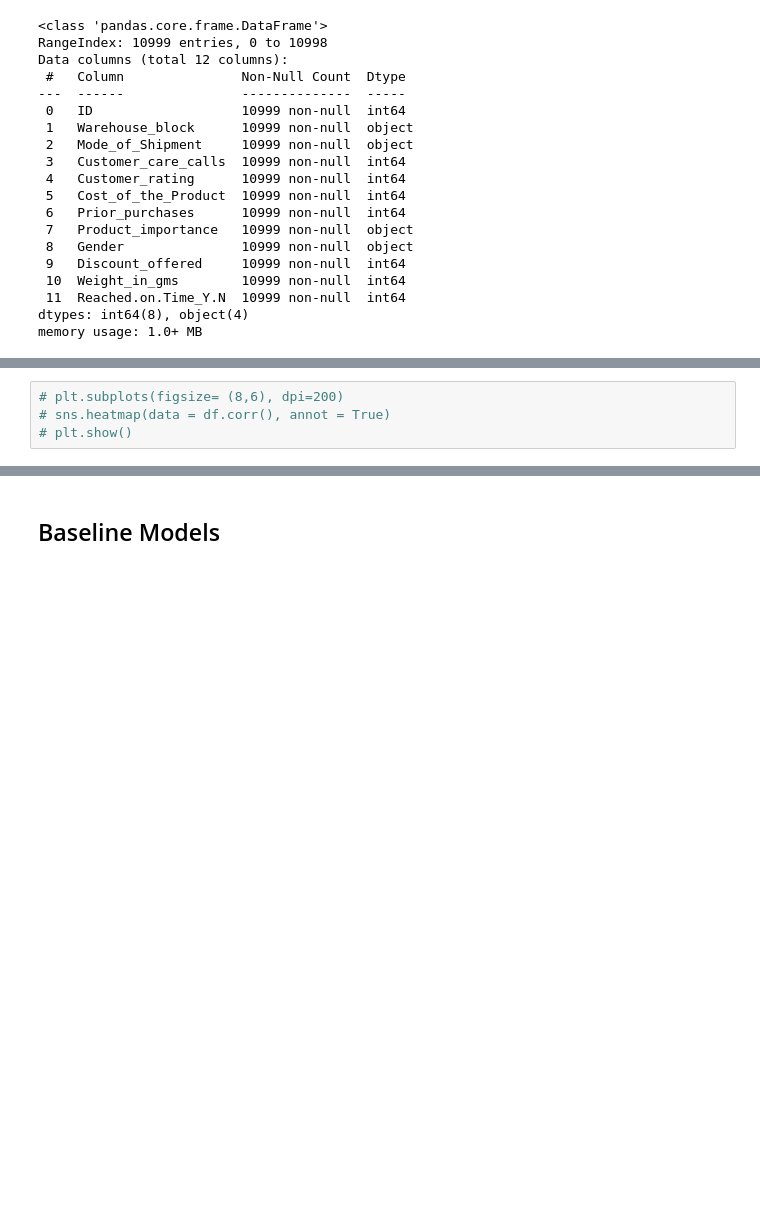
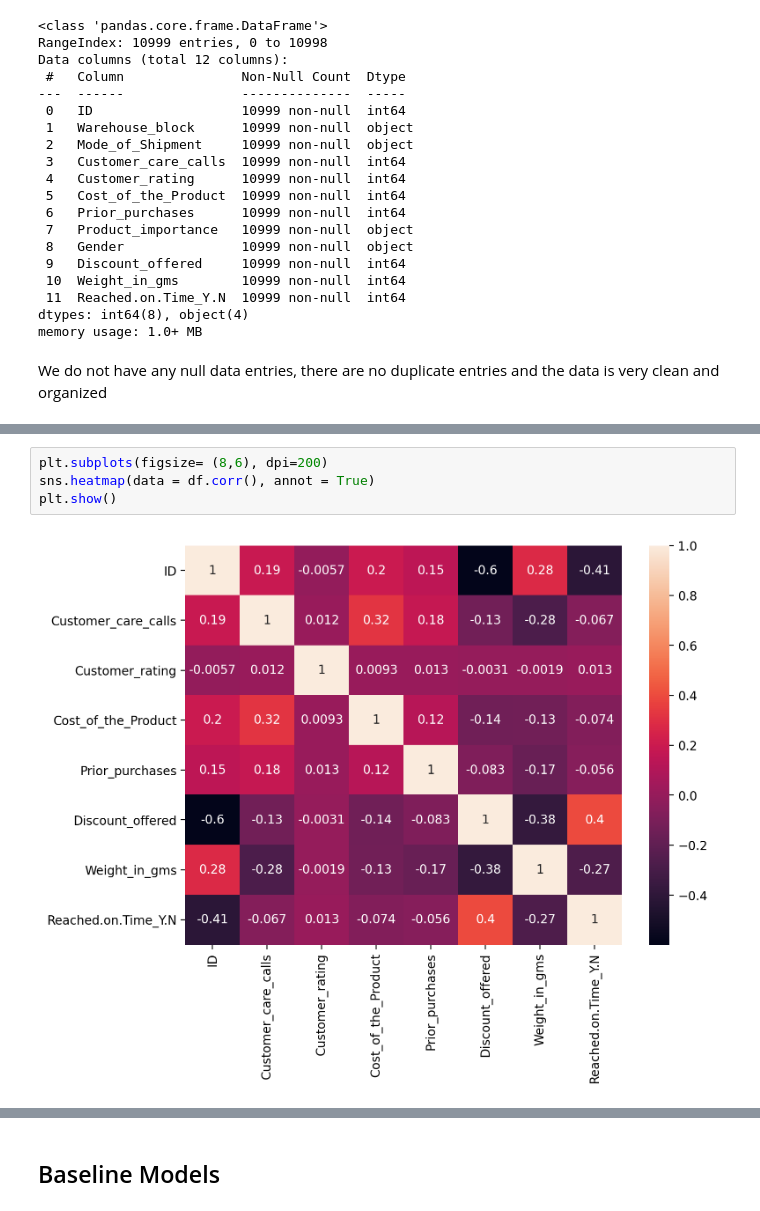
Before and after one commit to jaymhart76/e_commerce_classification_project, a Jupyter notebook: e_commerce_project.ipynb, the cells around one changed output, grey strips where cells are left out. Drawn from its saved outputs; the diff is of its cells as text; blank space fills up the shorter version.

```diff
--- a/e_commerce_project.ipynb
+++ b/e_commerce_project.ipynb
@@ -72,6 +72,8 @@ Data columns (total 12 columns):
  11  Reached.on.Time_Y.N  10999 non-null  int64
 dtypes: int64(8), object(4)
 memory usage: 1.0+ MB
+# %% [markdown]
+We do not have any null data entries, there are no duplicate entries and the data is very clean and organized
 # %%
 df.describe()
 # %% [output]
@@ -85,6 +87,8 @@ df.describe()
 | 75% | 8249.50000 | 5.000000 | 4.000000 | 251.000000 | 4.000000 | 10.000000 | ... |
 | max | 10999.00000 | 7.000000 | 5.000000 | 310.000000 | 10.000000 | 65.000000 | ... |
 # %%
-# plt.subplots(figsize= (8,6), dpi=200)
-# sns.heatmap(data = df.corr(), annot = True)
-# plt.show()
+plt.subplots(figsize= (8,6), dpi=200)
+sns.heatmap(data = df.corr(), annot = True)
+plt.show()
+# %% [output]
+[figure, added]
```
Also changed, not shown: parts of 32 cells of this notebook.
